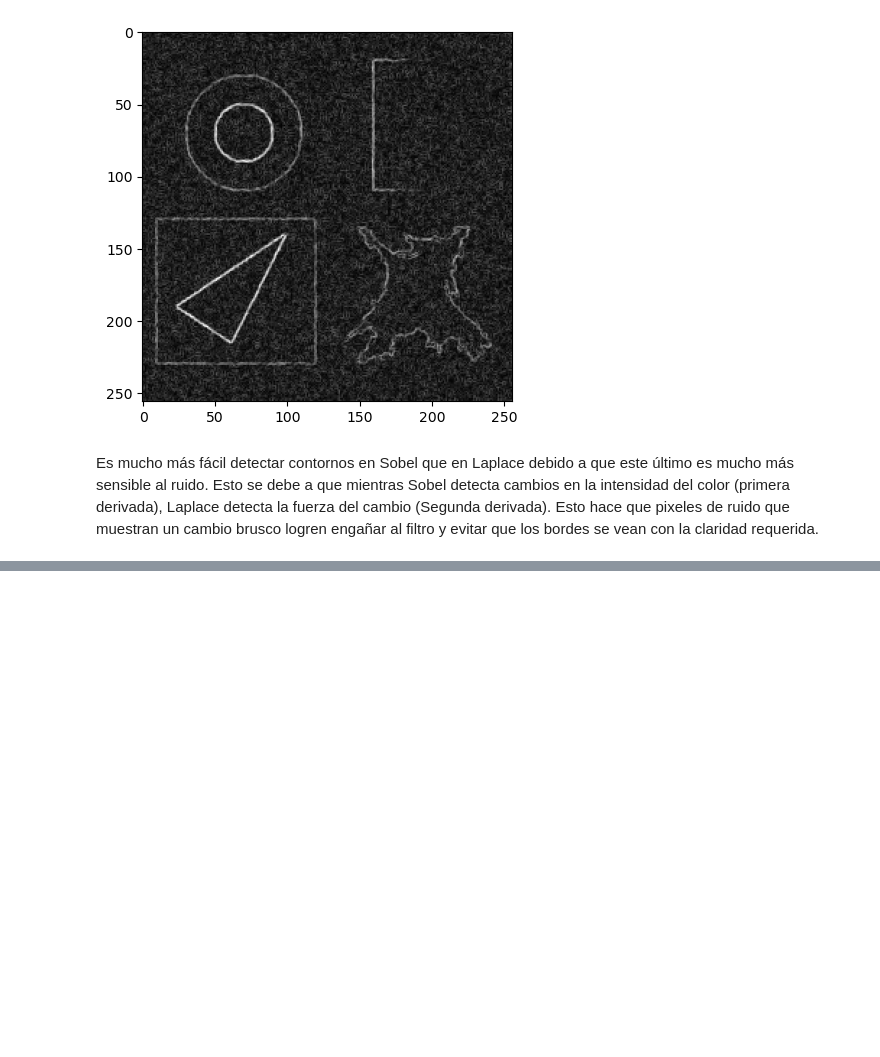
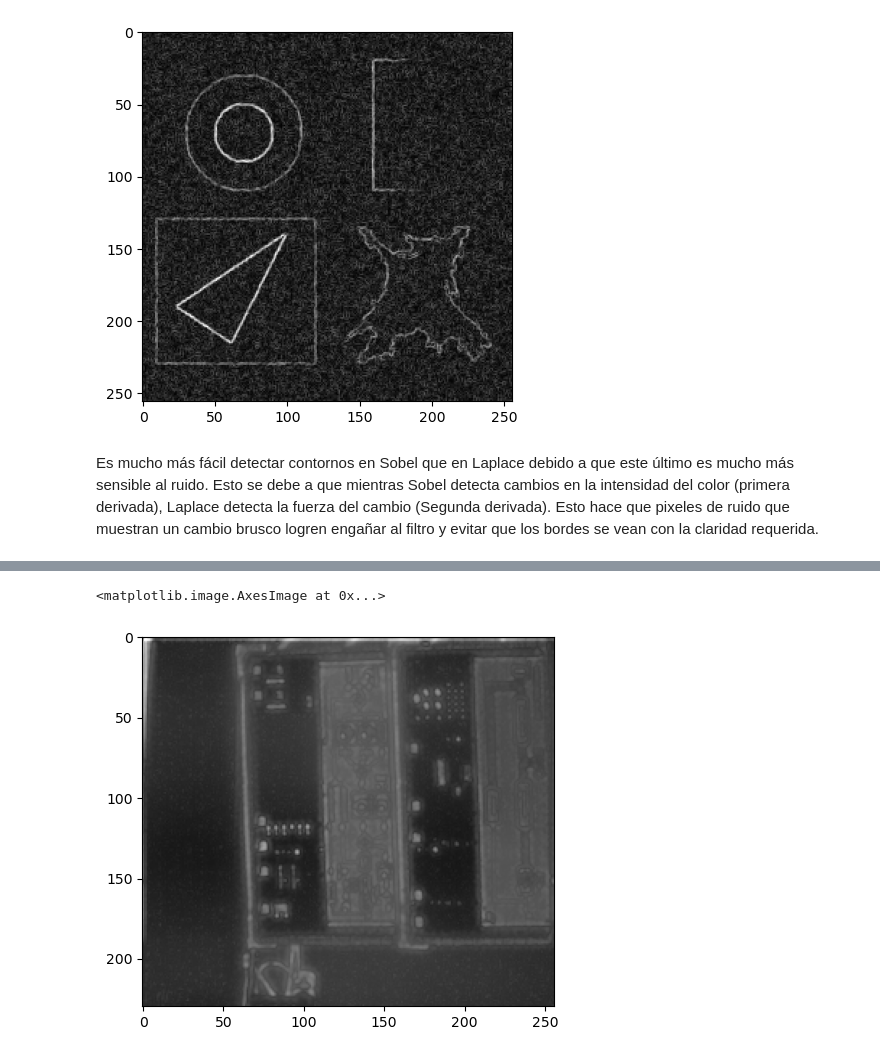
Before and after one commit to Imagenes-Vision/Taller4, a Jupyter notebook: laplacianoR.ipynb, the cells around one changed output, grey strips where cells are left out. Drawn from its saved outputs; the diff is of its cells as text; code cells hidden in the pictures; blank space fills up the shorter version.

```diff
--- a/laplacianoR.ipynb
+++ b/laplacianoR.ipynb
@@ -118,0 +146,9 @@ Es mucho más fácil detectar contornos en Sobel que en Laplace debido a que est
+# %%
+filmImg = filmImg.astype(np.uint8)
+origi60 = filmImg * 0.6
+
+realce = origi60 + imgFilm_lap
+plt.imshow(realce, cmap='gray', vmin=0, vmax=255)
+# %% [output]
+<matplotlib.image.AxesImage at 0x...>
+[figure, added]
```
Also changed, not shown: parts of 5 cells of this notebook.
